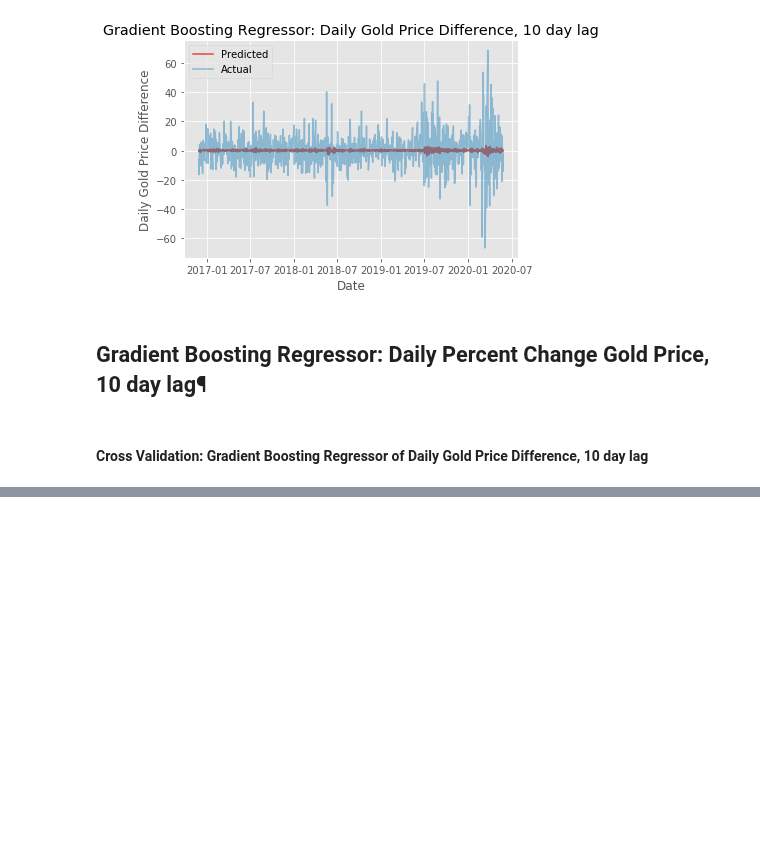
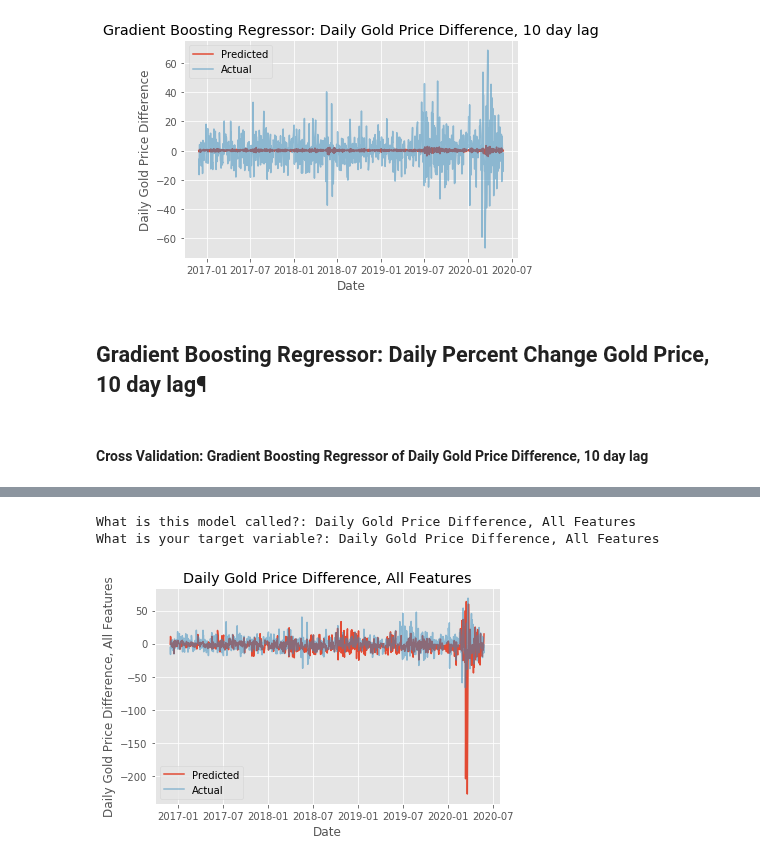
Before and after one commit to jangelchik/interest_equities_gold, a Jupyter notebook: visuals_and_modeling.ipynb, the cells around one changed output, grey strips where cells are left out. Drawn from its saved outputs; the diff is of its cells as text; code cells hidden in the pictures; blank space fills up the shorter version.

```diff
--- a/visuals_and_modeling.ipynb
+++ b/visuals_and_modeling.ipynb
@@ -461,0 +463,3 @@ Let's introduce our other features (stock market index performance, central bank
+# %%
+X_dif = df_Xy_dif.drop(columns = ['gold_dif','date'])
+y_dif = df_Xy_dif['gold_dif']
@@ -461,0 +474,5 @@ Let's introduce our other features (stock market index performance, central bank
+# %%
+train_X_dif = X_dif[:int(X_dif.shape[0]*0.7)]
+test_X_dif = X_dif[int(X_dif.shape[0]*0.7):]
+train_y_dif = y_dif[:int(X_dif.shape[0]*0.7)]
+test_y_dif = y_dif[int(X_dif.shape[0]*0.7):]
@@ -461,0 +488,7 @@ Let's introduce our other features (stock market index performance, central bank
+# %%
+plot_model(dif_model,test_X_dif,test_y_dif)
+plt.tight_layout()
+# %% [output]
+What is this model called?: Daily Gold Price Difference, All Features
+What is your target variable?: Daily Gold Price Difference, All Features
+[figure, added]
```
Also changed, not shown: parts of 11 cells of this notebook.
